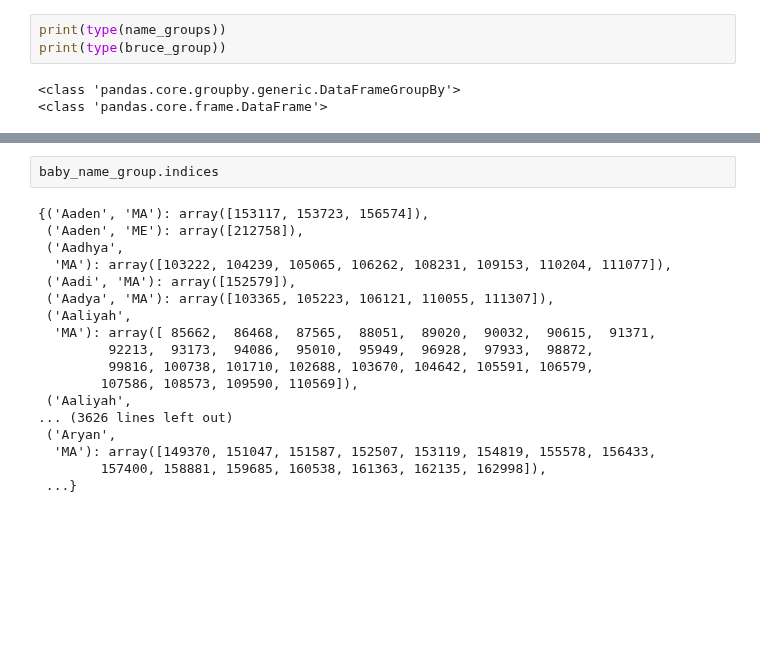
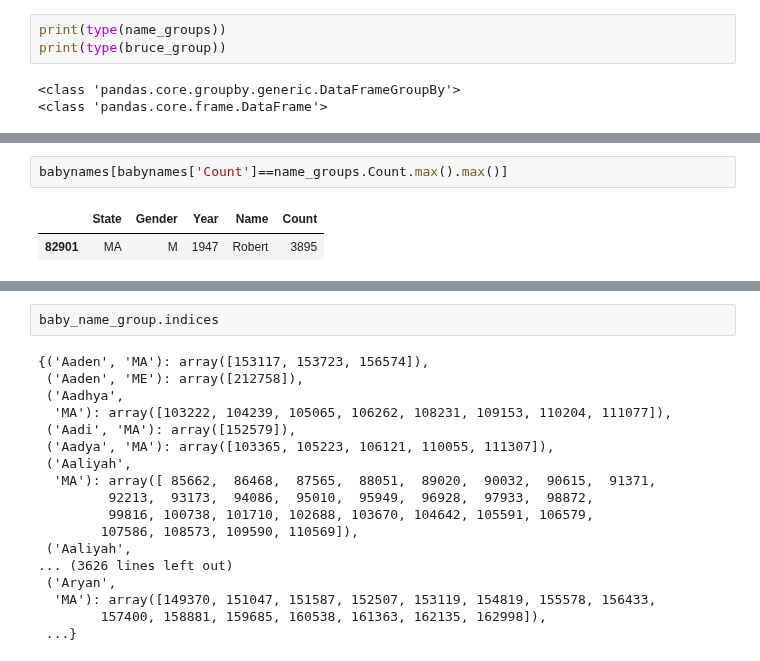
Before and after one commit to usm-cos422-522/courseMaterials, a Jupyter notebook: Lectures/Babynames.ipynb, the cells around one changed output, grey strips where cells are left out. Saved outputs shown, nothing was run; the diff lists cells and outputs as text; blank space fills up the shorter version.

```diff
--- a/Lectures/Babynames.ipynb
+++ b/Lectures/Babynames.ipynb
@@ -476,0 +493,5 @@ dtype: object
+# %%
+babynames[babynames['Count']==name_groups.Count.max().max()]
+# %% [output]
+|  | State | Gender | Year | Name | Count |
+| 82901 | MA | M | 1947 | Robert | 3895 |
```
Also changed, not shown: parts of 4 cells of this notebook.
